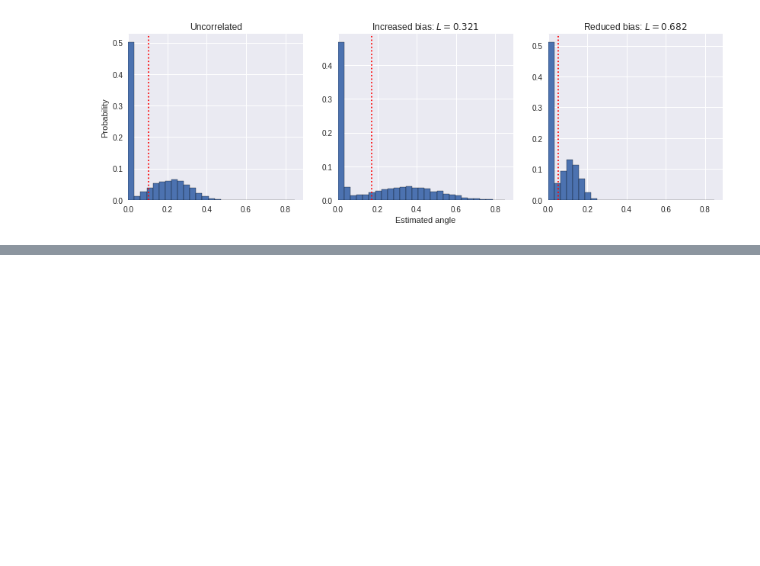
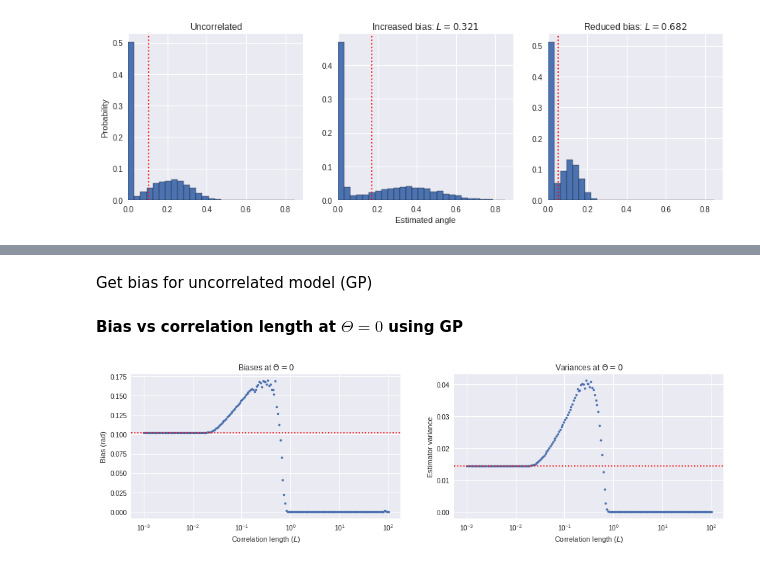
Before and after one commit to dtailor17/neural-population-codes, a Jupyter notebook: noise_correlations_gaussian.ipynb, the cells around one changed output, grey strips where cells are left out. Drawn from its saved outputs; the diff is of its cells as text; code cells hidden in the pictures; blank space fills up the shorter version.

Commit message:
Further work on Gaussian correlation structure using DeDist

```diff
--- a/noise_correlations_gaussian.ipynb
+++ b/noise_correlations_gaussian.ipynb
@@ -400,0 +527,48 @@ Distribution of estimates for true stimulus value 0
+# %% [markdown]
+Get bias for uncorrelated model (GP)
+# %%
+cov_mtx = construct_cov_matrix(max_corr=0.0)
+(bias_uncorr_theta_0_GP, var_uncorr_theta_0_GP) = get_GP_ests_stim_0(cov_mtx)
+# %% [markdown]
+**Bias vs correlation length at $\Theta=0$ using GP**
+# %%
+max_corr = 1.0
+
+n_points = 200
+corr_length_arr = np.logspace(start=-3, stop=2, num=n_points)
+corr_length_arr = np.round(corr_length_arr, 4)
+
+biases_theta_GP = np.zeros(n_points)
+variances_theta_GP = np.zeros(n_points)
+
+for i in range(n_points):
+    cov_mtx = construct_cov_matrix(max_corr, corr_length_arr[i])
+    (biases_theta_GP[i], variances_theta_GP[i]) = get_GP_ests_stim_0(cov_mtx)
+    print i
+# %%
+max_corr = 1.0
+n_points = 200
+corr_length_arr = np.logspace(start=-3, stop=2, num=n_points)
+corr_length_arr = np.round(corr_length_arr, 4)
+
+plt.rcParams['figure.figsize'] = (16, 4)
+
+plt.subplot(121)
+plt.plot(corr_length_arr, biases_theta_GP, '.')
+plt.axhline(y=bias_uncorr_theta_0_GP, color='r', linestyle=':', label='Independent population')
+plt.xscale('log')
+plt.xlabel('Correlation length ($L$)')
+plt.ylabel('Bias (rad)')
+plt.title('Biases at $\Theta = 0$')
+
+plt.subplot(122)
+plt.plot(corr_length_arr, variances_theta_GP, '.')
+plt.axhline(y=var_uncorr_theta_0_GP, color='r', linestyle=':', label='Independent population')
+plt.xscale('log')
+plt.xlabel('Correlation length ($L$)')
+plt.ylabel('Estimator variance')
+plt.title('Variances at $\Theta = 0$')
+
+plt.rcParams['figure.figsize'] = (10, 5)
+# %% [output]
+[figure, added]
```
Also changed, not shown: parts of 19 cells of this notebook, 1 other file.
